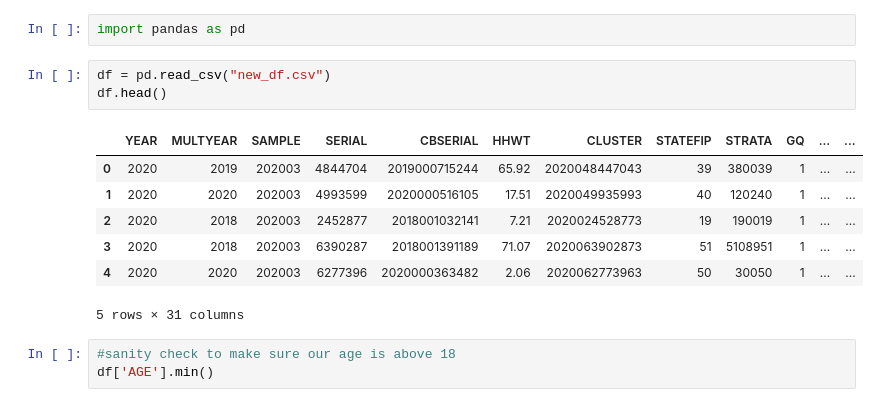
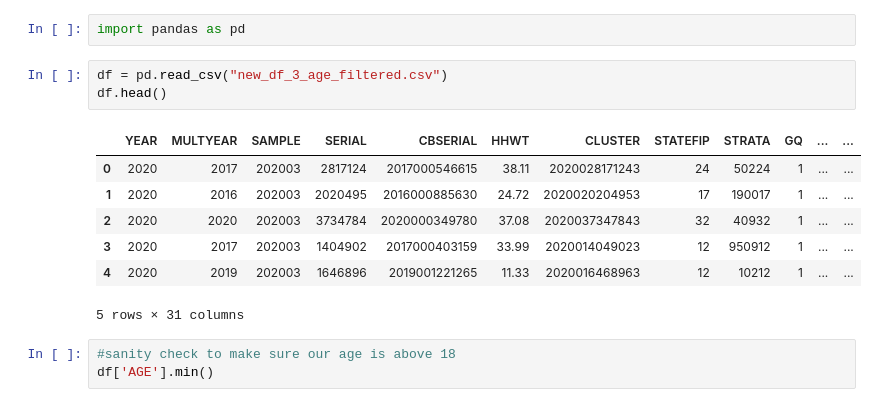
Before and after one commit to kayfilipp/HigherME, a Jupyter notebook: census_data/Untitled.ipynb, the cells around one changed output. Saved outputs shown, nothing was run; the diff lists cells and outputs as text.

```diff
--- a/census_data/Untitled.ipynb
+++ b/census_data/Untitled.ipynb
@@ -4,15 +4,15 @@
 # %%
 import pandas as pd
 # %%
-df = pd.read_csv("new_df.csv")
+df = pd.read_csv("new_df_3_age_filtered.csv")
 df.head()
 # %% [output]
 |  | YEAR | MULTYEAR | SAMPLE | SERIAL | CBSERIAL | HHWT | CLUSTER | STATEFIP | STRATA | GQ | ... | ... |
-| 0 | 2020 | 2019 | 202003 | 4844704 | 2019000715244 | 65.92 | 2020048447043 | 39 | 380039 | 1 | ... | ... |
-| 1 | 2020 | 2020 | 202003 | 4993599 | 2020000516105 | 17.51 | 2020049935993 | 40 | 120240 | 1 | ... | ... |
-| 2 | 2020 | 2018 | 202003 | 2452877 | 2018001032141 | 7.21 | 2020024528773 | 19 | 190019 | 1 | ... | ... |
-| 3 | 2020 | 2018 | 202003 | 6390287 | 2018001391189 | 71.07 | 2020063902873 | 51 | 5108951 | 1 | ... | ... |
-| 4 | 2020 | 2020 | 202003 | 6277396 | 2020000363482 | 2.06 | 2020062773963 | 50 | 30050 | 1 | ... | ... |
+| 0 | 2020 | 2017 | 202003 | 2817124 | 2017000546615 | 38.11 | 2020028171243 | 24 | 50224 | 1 | ... | ... |
+| 1 | 2020 | 2016 | 202003 | 2020495 | 2016000885630 | 24.72 | 2020020204953 | 17 | 190017 | 1 | ... | ... |
+| 2 | 2020 | 2020 | 202003 | 3734784 | 2020000349780 | 37.08 | 2020037347843 | 32 | 40932 | 1 | ... | ... |
+| 3 | 2020 | 2017 | 202003 | 1404902 | 2017000403159 | 33.99 | 2020014049023 | 12 | 950912 | 1 | ... | ... |
+| 4 | 2020 | 2019 | 202003 | 1646896 | 2019001221265 | 11.33 | 2020016468963 | 12 | 10212 | 1 | ... | ... |
 5 rows × 31 columns
 # %%
 #sanity check to make sure our age is above 18
```
Also changed, not shown: parts of 10 cells of this notebook, 1 other file.
